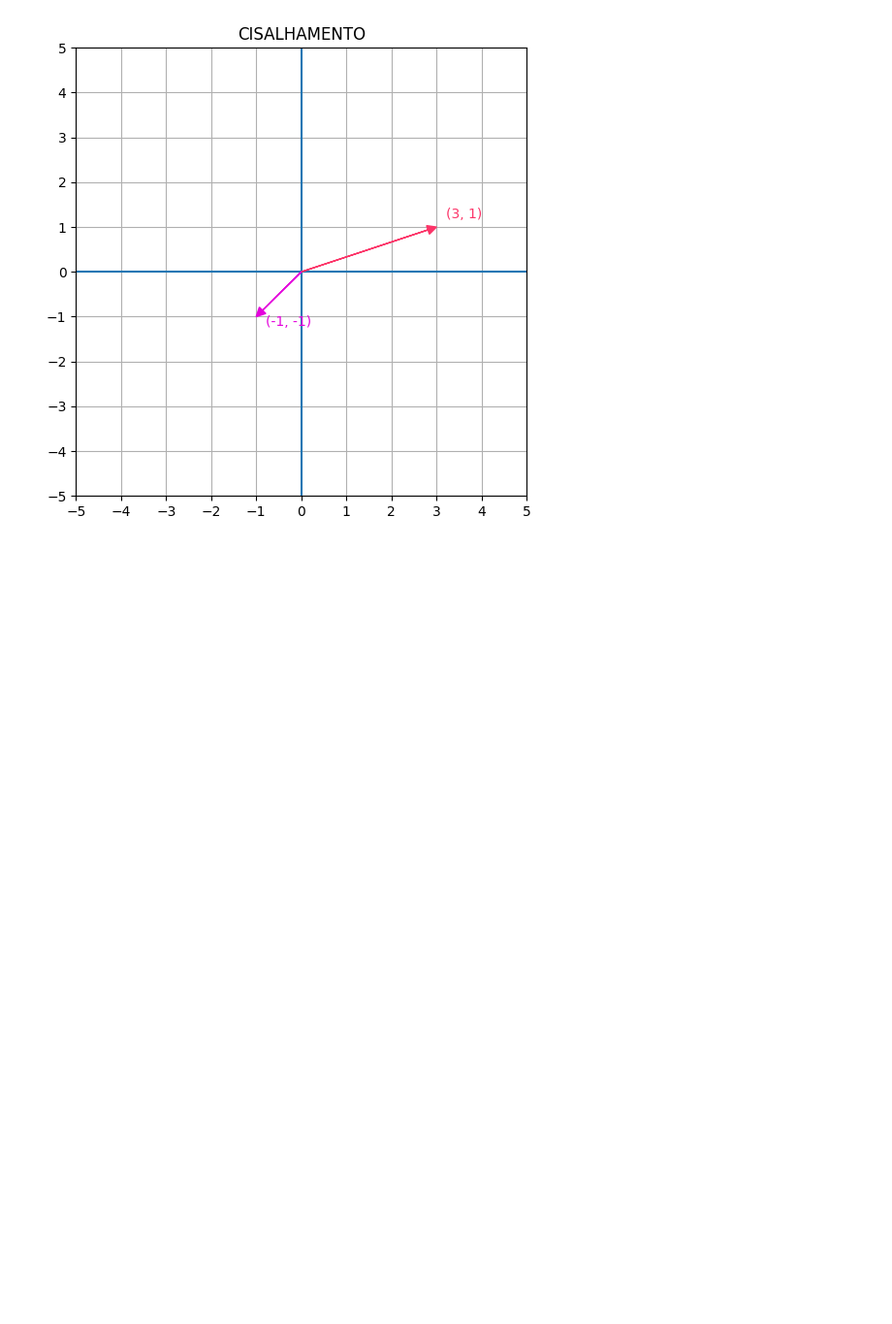
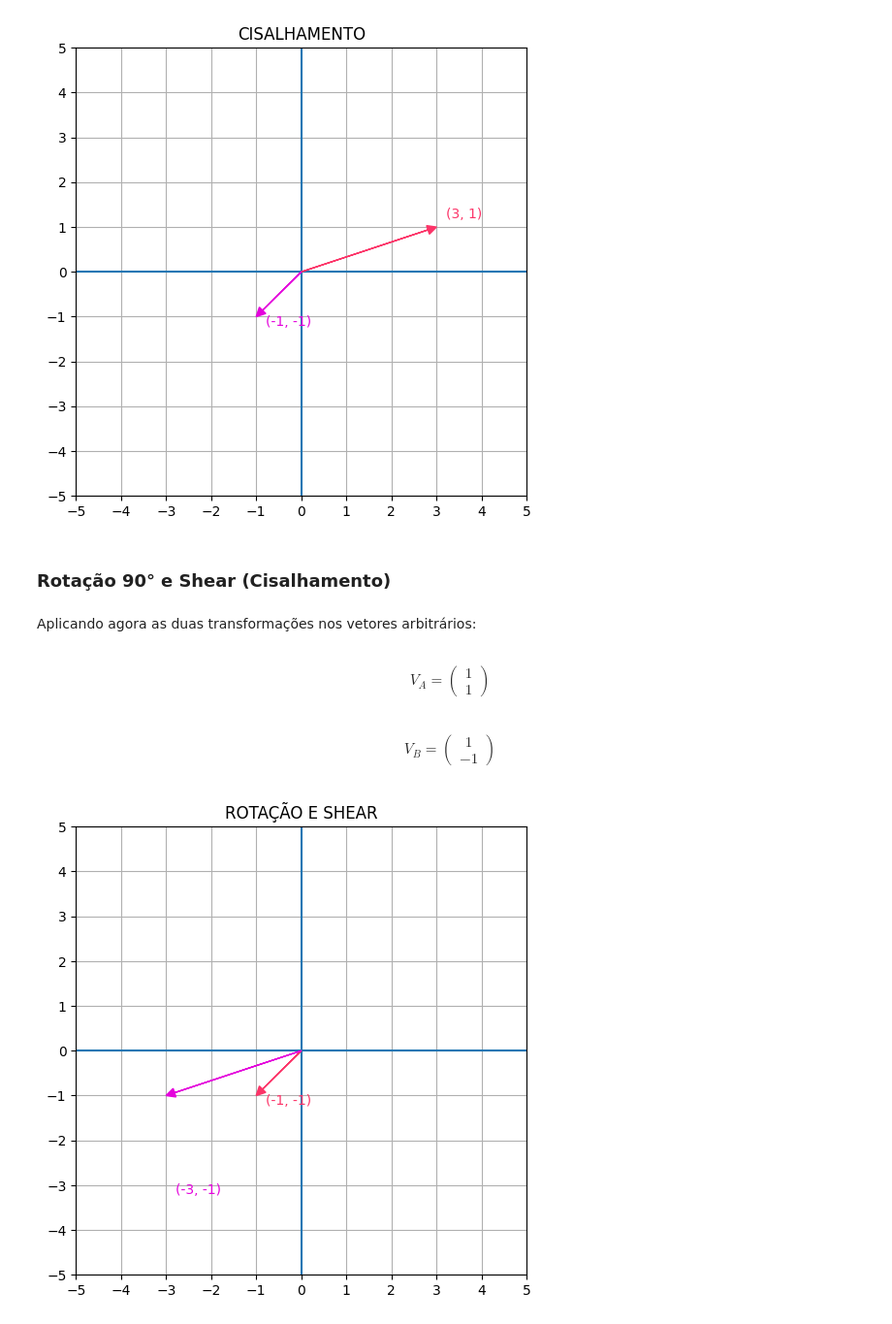
Before and after one commit to nathil/Matematica-Computacional, a Jupyter notebook: Trabalhos/Atividade_0.ipynb, the cells around one changed output. Shown at 97% size. Saved outputs shown, nothing was run; the diff lists cells and outputs as text; code cells hidden in the pictures; blank space fills up the shorter version.

```diff
--- a/Trabalhos/Atividade_0.ipynb
+++ b/Trabalhos/Atividade_0.ipynb
@@ -227,3 +227,31 @@ vetor1, vetor2 = dot([1,1], [1,-1], [[1,2],[0,1]])
 plot_graph([vetor1, vetor2], 'CISALHAMENTO')
 # %% [output]
 [figure]
+# %% [markdown]
+### Rotação 90° e Shear (Cisalhamento)
+# %% [markdown]
+Aplicando agora as duas transformações nos vetores arbitrários:
+# %% [markdown]
+$$
+\ V_A= \begin{pmatrix}
+1 \\
+1
+\end{pmatrix}
+$$
+# %% [markdown]
+$$
+\ V_B= \begin{pmatrix}
+1 \\
+-1
+\end{pmatrix}
+$$
+# %%
+#Aplicando a rotação
+vetor1, vetor2 = dot([1,1],[1,-1], [[0,1],[-1,0]])
+
+#Aplicando o shear nos vetores já modificados
+vetor3, vetor4 = dot(vetor1, vetor2, [[1,2],[0,1]])
+
+plot_graph([vetor3, vetor4], 'ROTAÇÃO E SHEAR')
+# %% [output]
+[figure, added]
```
Also changed, not shown: parts of 1 cell of this notebook.
